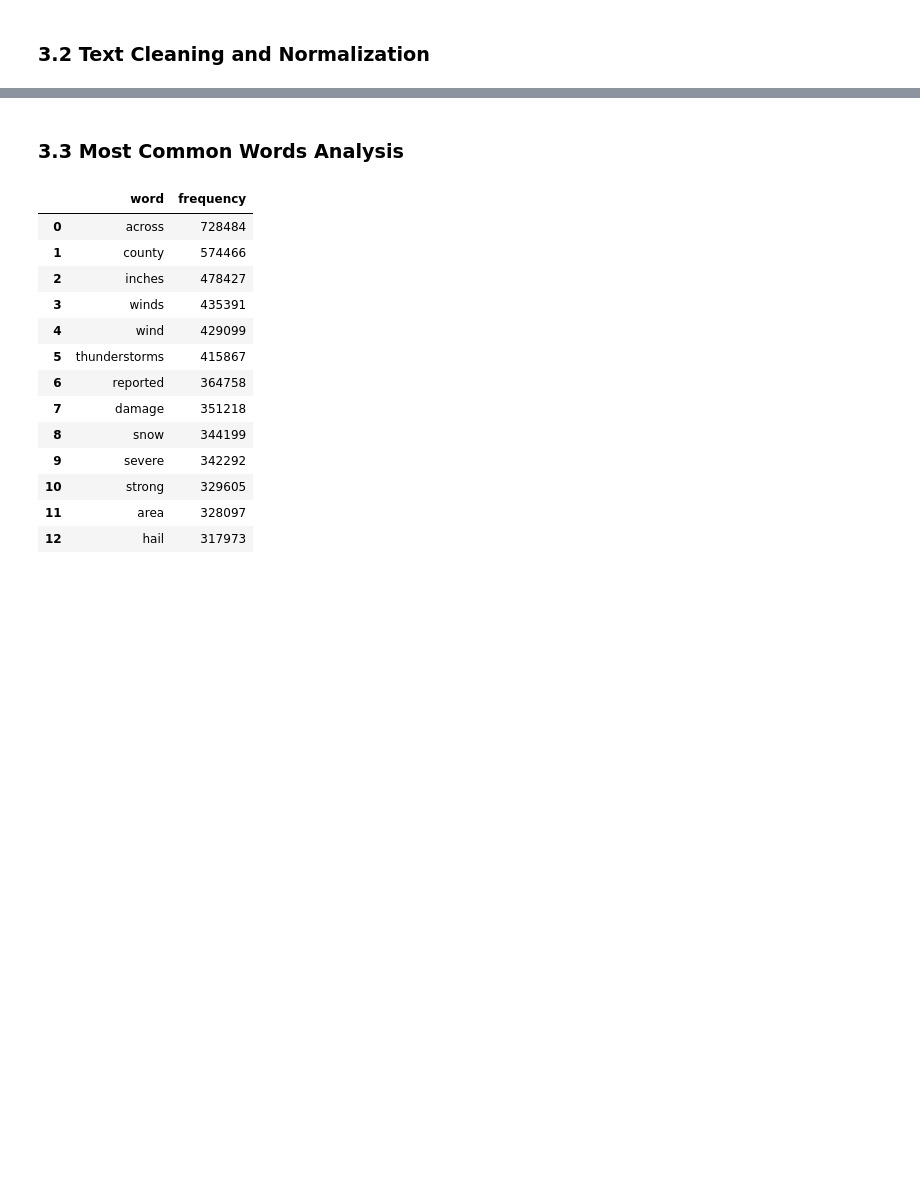
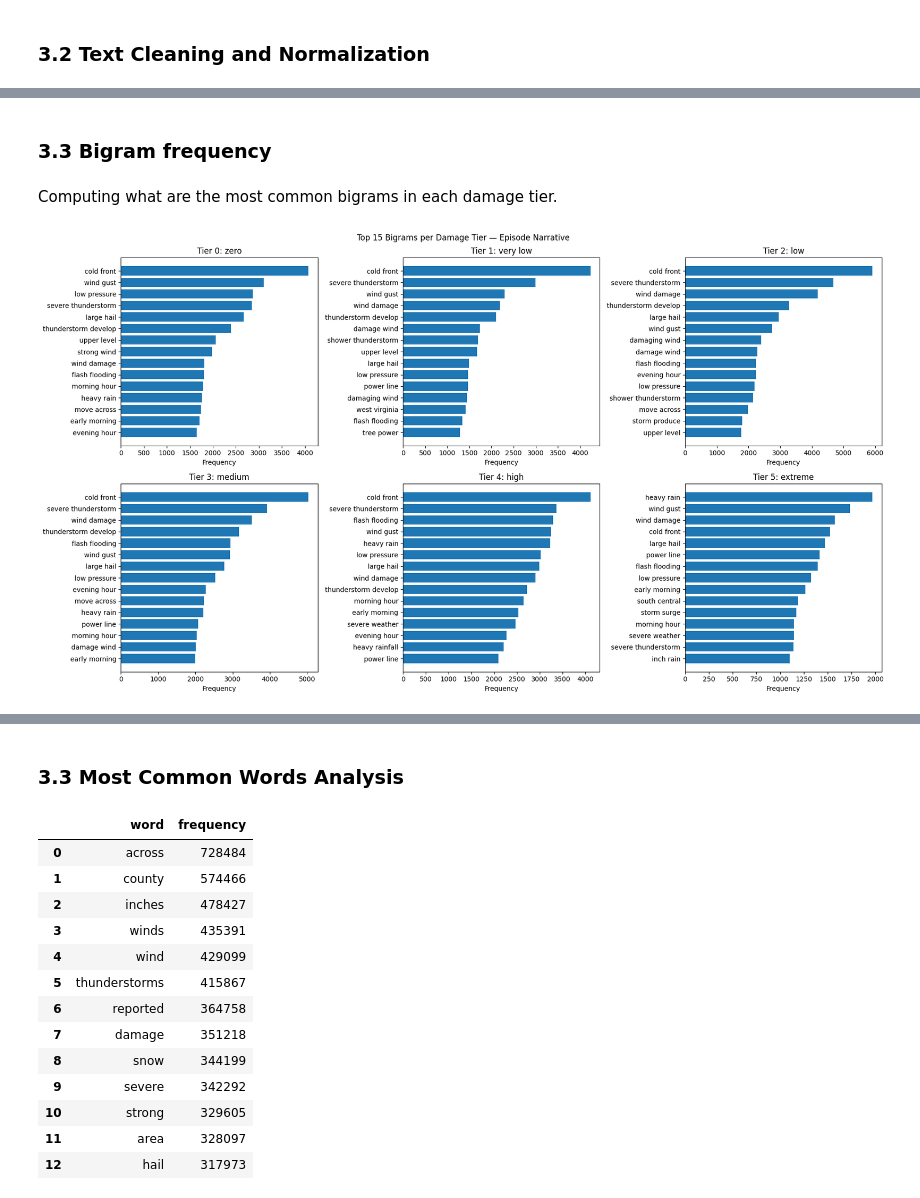
Before and after one commit to mirunabel/Task1_ATML, a Jupyter notebook: Task1.ipynb, the cells around one changed output, grey strips where cells are left out. Drawn from its saved outputs; the diff is of its cells as text; code cells hidden in the pictures; blank space fills up the shorter version.

```diff
--- a/Task1.ipynb
+++ b/Task1.ipynb
@@ -680,0 +911,9 @@ The logarithmic scale helps display both short and very long reports more clearl
+# %%
+df["episode_tokens"] = df["episode_narrative"].apply(custom_tokenizer_lemmatizer)
+df["episode_clean"] = df["episode_tokens"].apply(" ".join)
+
+df["event_tokens"] = df["event_narrative"].apply(custom_tokenizer_lemmatizer)
+df["event_clean"] = df["event_tokens"].apply(" ".join)
+
+df["full_tokens"] = df["full_text"].apply(custom_tokenizer_lemmatizer)
+df["clean_text"] = df["full_tokens"].apply(" ".join)
@@ -680,0 +931,21 @@ The logarithmic scale helps display both short and very long reports more clearl
+# %%
+# Damage tier classification: zero + 5 quintiles of log1p(damage) for non-zero events
+
+TIER_LABELS = {0: "zero", 1: "very low", 2: "low", 3: "medium", 4: "high", 5: "extreme"}
+
+df["damage_tier"] = 0  # default: zero tier
+
+nonzero_mask = df["damage"] > 0
+bins = [0, 1_000, 10_000, 100_000, 1_000_000, float("inf")]
+
+df.loc[nonzero_mask, "damage_tier"] = pd.cut(
+    df.loc[nonzero_mask, "damage"],
+    bins=bins,
+    labels=[1, 2, 3, 4, 5],
+    right=False,
+    include_lowest=True
+).astype(int)
+
+df["damage_tier_label"] = df["damage_tier"].map(TIER_LABELS)
+
+df["damage_tier_label"].value_counts().sort_index()
@@ -680,0 +970,4 @@ The logarithmic scale helps display both short and very long reports more clearl
+# %% [markdown]
+### 3.3 Bigram frequency
+# %% [markdown]
+Computing what are the most common bigrams in each damage tier.
@@ -680,0 +1018,16 @@ The logarithmic scale helps display both short and very long reports more clearl
+# %%
+fig, axes = plt.subplots(2, 3, figsize=(18, 10))
+axes = axes.flatten()
+
+for i, (tier, label) in enumerate(TIER_LABELS.items()):
+    words  = [" ".join(bg) for bg, _ in ep_bigrams_damage[tier]]
+    counts = [cnt for _, cnt in ep_bigrams_damage[tier]]
+    axes[i].barh(words[::-1], counts[::-1])
+    axes[i].set_title(f"Tier {tier}: {label}")
+    axes[i].set_xlabel("Frequency")
+
+plt.suptitle("Top 15 Bigrams per Damage Tier — Episode Narrative")
+plt.tight_layout()
+plt.show()
+# %% [output]
+[figure, added]
```
Also changed, not shown: parts of 93 cells of this notebook, 2 other files.
